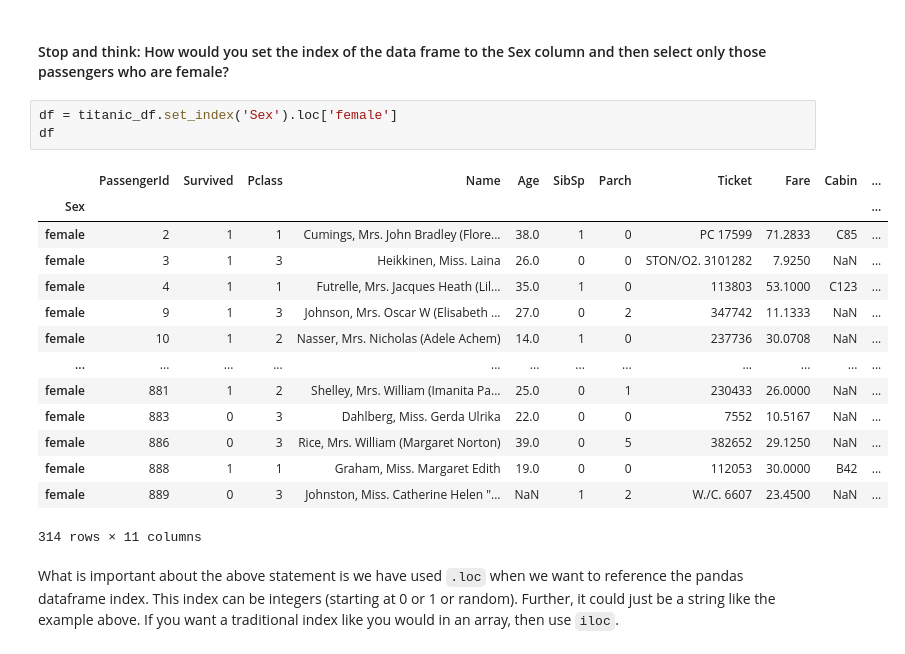
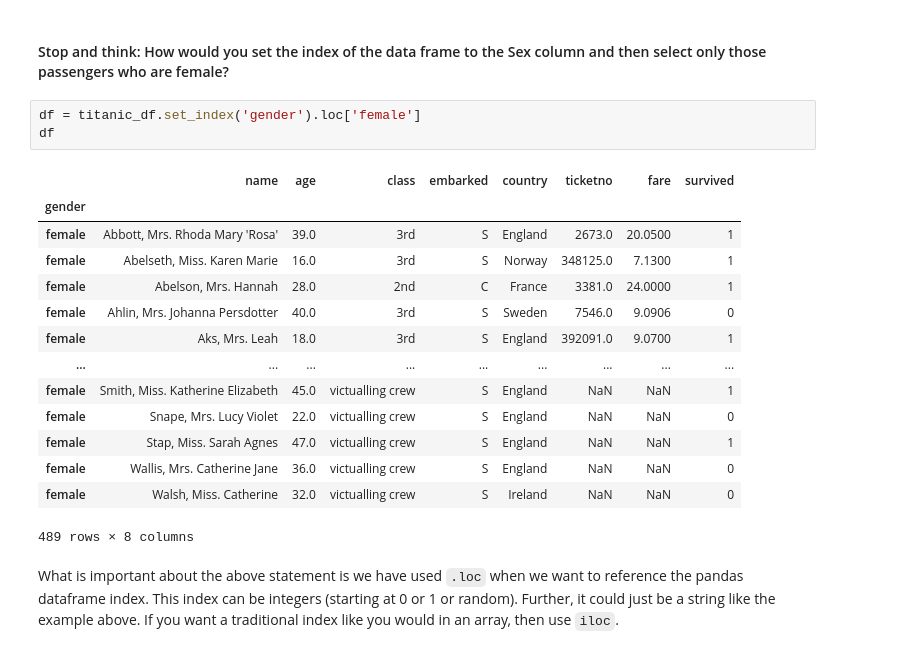
Before and after one commit to anderson-github-classroom-2021-summer/data-301-student, a Jupyter notebook: labs/Lab1.ipynb, the cells around one changed output. Saved outputs shown, nothing was run; the diff lists cells and outputs as text.

```diff
--- a/labs/Lab1.ipynb
+++ b/labs/Lab1.ipynb
@@ -105,23 +108,23 @@ RangeIndex(start=0, stop=2207, step=1)
 # %% [markdown]
 #### Stop and think: How would you set the index of the data frame to the Sex column and then select only those passengers who are female?
 # %%
-df = titanic_df.set_index('Sex').loc['female']
+df = titanic_df.set_index('gender').loc['female']
 df
 # %% [output]
-|  | PassengerId | Survived | Pclass | Name | Age | SibSp | Parch | Ticket | Fare | Cabin | ... |
-| Sex |  |  |  |  |  |  |  |  |  |  | ... |
-| female | 2 | 1 | 1 | Cumings, Mrs. John Bradley (Flore... | 38.0 | 1 | 0 | PC 17599 | 71.2833 | C85 | ... |
-| female | 3 | 1 | 3 | Heikkinen, Miss. Laina | 26.0 | 0 | 0 | STON/O2. 3101282 | 7.9250 | NaN | ... |
-| female | 4 | 1 | 1 | Futrelle, Mrs. Jacques Heath (Lil... | 35.0 | 1 | 0 | 113803 | 53.1000 | C123 | ... |
-| female | 9 | 1 | 3 | Johnson, Mrs. Oscar W (Elisabeth ... | 27.0 | 0 | 2 | 347742 | 11.1333 | NaN | ... |
-| female | 10 | 1 | 2 | Nasser, Mrs. Nicholas (Adele Achem) | 14.0 | 1 | 0 | 237736 | 30.0708 | NaN | ... |
-| ... | ... | ... | ... | ... | ... | ... | ... | ... | ... | ... | ... |
-| female | 881 | 1 | 2 | Shelley, Mrs. William (Imanita Pa... | 25.0 | 0 | 1 | 230433 | 26.0000 | NaN | ... |
-| female | 883 | 0 | 3 | Dahlberg, Miss. Gerda Ulrika | 22.0 | 0 | 0 | 7552 | 10.5167 | NaN | ... |
-| female | 886 | 0 | 3 | Rice, Mrs. William (Margaret Norton) | 39.0 | 0 | 5 | 382652 | 29.1250 | NaN | ... |
-| female | 888 | 1 | 1 | Graham, Miss. Margaret Edith | 19.0 | 0 | 0 | 112053 | 30.0000 | B42 | ... |
-| female | 889 | 0 | 3 | Johnston, Miss. Catherine Helen "... | NaN | 1 | 2 | W./C. 6607 | 23.4500 | NaN | ... |
+|  | name | age | class | embarked | country | ticketno | fare | survived |
+| gender |  |  |  |  |  |  |  |  |
+| female | Abbott, Mrs. Rhoda Mary 'Rosa' | 39.0 | 3rd | S | England | 2673.0 | 20.0500 | 1 |
+| female | Abelseth, Miss. Karen Marie | 16.0 | 3rd | S | Norway | 348125.0 | 7.1300 | 1 |
+| female | Abelson, Mrs. Hannah | 28.0 | 2nd | C | France | 3381.0 | 24.0000 | 1 |
+| female | Ahlin, Mrs. Johanna Persdotter | 40.0 | 3rd | S | Sweden | 7546.0 | 9.0906 | 0 |
+| female | Aks, Mrs. Leah | 18.0 | 3rd | S | England | 392091.0 | 9.0700 | 1 |
+| ... | ... | ... | ... | ... | ... | ... | ... | ... |
+| female | Smith, Miss. Katherine Elizabeth | 45.0 | victualling crew | S | England | NaN | NaN | 1 |
+| female | Snape, Mrs. Lucy Violet | 22.0 | victualling crew | S | England | NaN | NaN | 0 |
+| female | Stap, Miss. Sarah Agnes | 47.0 | victualling crew | S | England | NaN | NaN | 1 |
+| female | Wallis, Mrs. Catherine Jane | 36.0 | victualling crew | S | England | NaN | NaN | 0 |
+| female | Walsh, Miss. Catherine | 32.0 | victualling crew | S | Ireland | NaN | NaN | 0 |
-314 rows × 11 columns
+489 rows × 8 columns
 # %% [markdown]
 What is important about the above statement is we have used ``.loc`` when we want to reference the pandas dataframe index. This index can be integers (starting at 0 or 1 or random). Further, it could just be a string like the example above. If you want a traditional index like you would in an array, then use ``iloc``.
 # %% [markdown]
```
Also changed, not shown: parts of 11 cells of this notebook, 4 other files.
